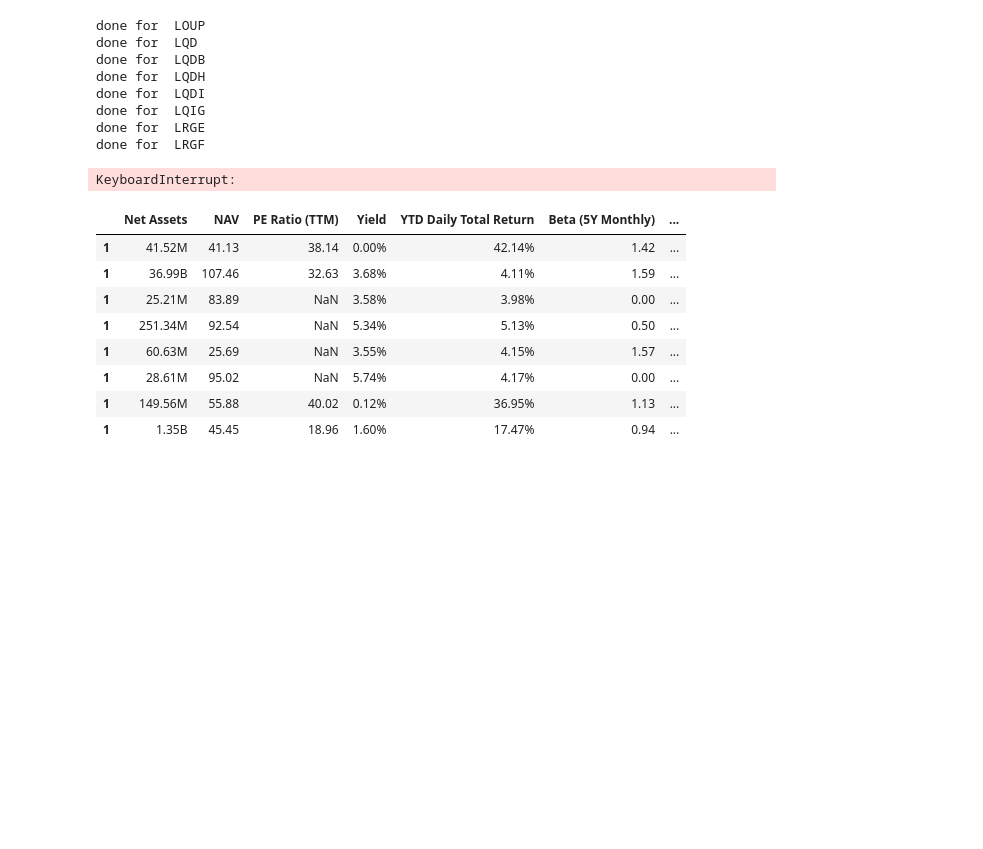
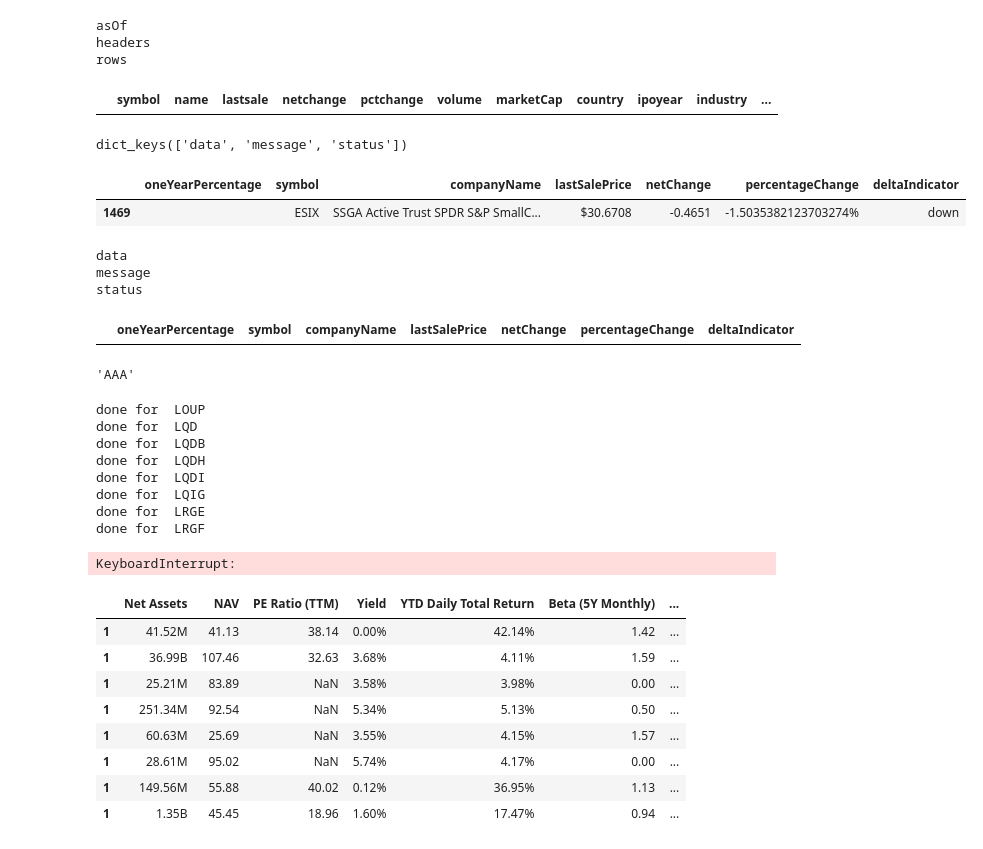
Before and after one commit to pankajti/wqu, a Jupyter notebook: trading/nasdaq_etf_analysis.ipynb, the cells around one changed output. Saved outputs shown, nothing was run; the diff lists cells and outputs as text; code cells hidden in the pictures; blank space fills up the shorter version.

```diff
--- a/trading/nasdaq_etf_analysis.ipynb
+++ b/trading/nasdaq_etf_analysis.ipynb
@@ -9,3 +17,5 @@ import yfinance as yf
 stock_url = "https://api.nasdaq.com/api/screener/stocks?tableonly=true&limit=25&offset=0&download=true"
 etf_url = "https://api.nasdaq.com/api/screener/etf?tableonly=true&limit=25&offset=0&download=true"
 headers = {"Accept-Language":"en-US,en;q=0.9","Accept-Encoding":"gzip, deflate, br","User-Agent":"Java-http-client/"}
+# %%
+etf_url = "https://api.nasdaq.com/api/screener/etf?tableonly=true&limit=25&offset=1&download=true"
@@ -11,0 +25,8 @@ headers = {"Accept-Language":"en-US,en;q=0.9","Accept-Encoding":"gzip, deflate,
+# %%
+for k in st_json['data'].keys():
+    print(k)
+    #print(st_json['data'][k])
+# %% [output]
+asOf
+headers
+rows
@@ -12,7 +35,35 @@ headers = {"Accept-Language":"en-US,en;q=0.9","Accept-Encoding":"gzip, deflate,
+# %%
+st_df[st_df.symbol=='SPY']
+# %% [output]
+|  | symbol | name | lastsale | netchange | pctchange | volume | marketCap | country | ipoyear | industry | ... |
 # %%
 etf_response = requests.get(etf_url, headers=headers)
 et_json = etf_response.json()
 et_df = pd.DataFrame(et_json['data']['data']['rows'])
+# %%
+et_json.keys()
+# %% [output]
+dict_keys(['data', 'message', 'status'])
+# %%
+et_df[et_df.companyName.str.find('SPDR')>0]
+# %% [output]
+|  | oneYearPercentage | symbol | companyName | lastSalePrice | netChange | percentageChange | deltaIndicator |
+| 1469 |  | ESIX | SSGA Active Trust SPDR S&P SmallC... | $30.6708 | -0.4651 | -1.5035382123703274% | down |
+# %%
+for k in et_json.keys():
+    print(k)
+# %% [output]
+data
+message
+status
+# %%
+et_df[et_df.symbol=='SPY']
+# %% [output]
+|  | oneYearPercentage | symbol | companyName | lastSalePrice | netChange | percentageChange | deltaIndicator |
+# %%
+et_df.symbol[0]
+# %% [output]
+'AAA'
 # %%
 etf_tickers = yf.Tickers(list(et_df.symbol))
 etf_details=[]
```
Also changed, not shown: parts of 3 cells of this notebook, 14 other files.
